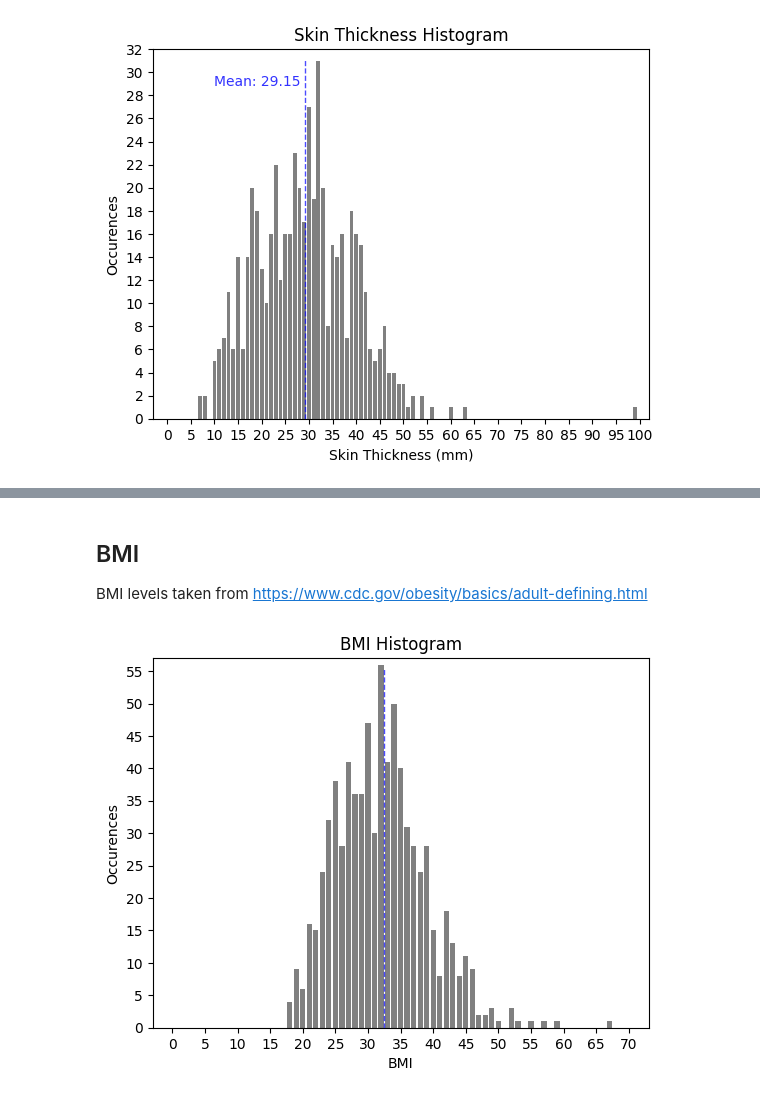
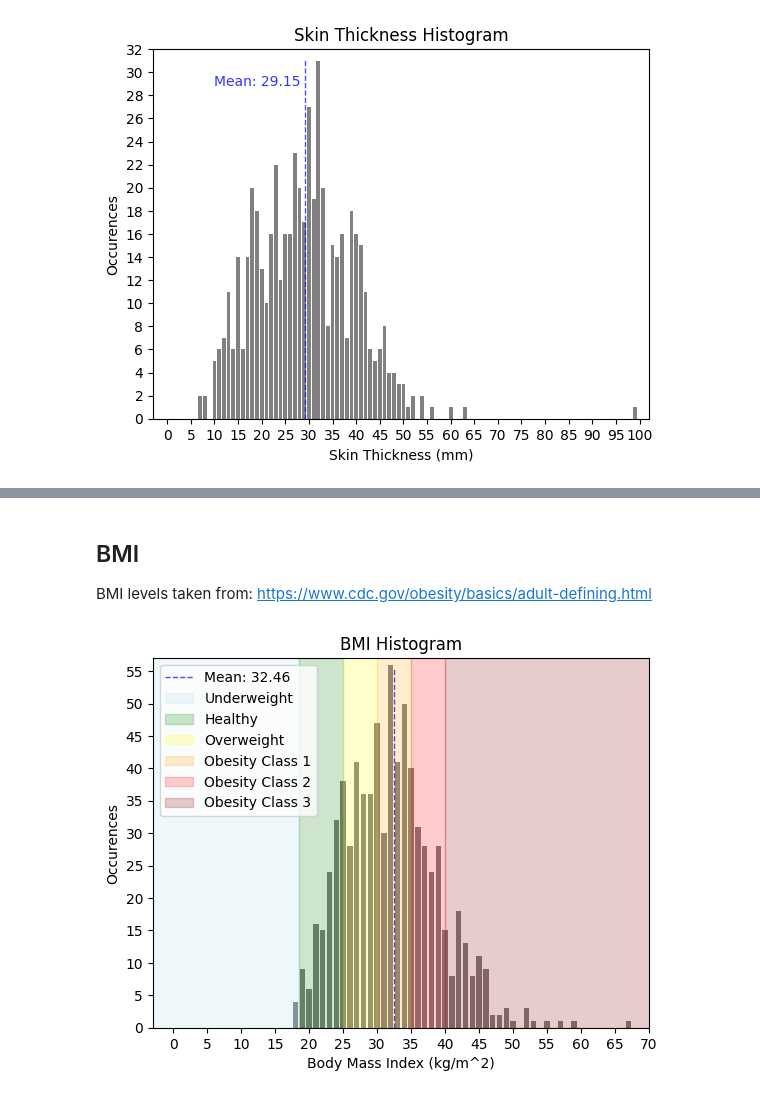
Before and after one commit to Bluxen/DA-Project1, a Jupyter notebook: 13_diabetes_prediction.ipynb, the cells around one changed output, grey strips where cells are left out. Drawn from its saved outputs; the diff is of its cells as text; code cells hidden in the pictures.

```diff
--- a/13_diabetes_prediction.ipynb
+++ b/13_diabetes_prediction.ipynb
@@ -199,6 +266,6 @@ plt.show()
 # %% [markdown]
 ## BMI
-BMI levels taken from https://www.cdc.gov/obesity/basics/adult-defining.html
+BMI levels taken from: https://www.cdc.gov/obesity/basics/adult-defining.html
 # %%
 # filter out rows where BMI is 0
 diabetes_filtered = diabetes[diabetes['BMI'] != 0]
@@ -208,35 +275,44 @@ min_bmi = diabetes_filtered['BMI'].min()
 max_bmi = diabetes_filtered['BMI'].max()
 
 # calculate average BMI
 average_bmi = diabetes_filtered['BMI'].mean()
 
 # define BMI levels
-underweight_lower_bound = 0
+underweight_lower_bound = -10
 underweight_upper_bound = 18.5
 healthy_lower_bound = 18.5
 healthy_upper_bound = 25
 overweight_lower_bound = 25
 overweight_upper_bound = 30
 obesity_class1_lower_bound = 30
 obesity_class1_upper_bound = 35
 obesity_class2_lower_bound = 35
 obesity_class2_upper_bound = 40
 obesity_class3_lower_bound = 40
 obesity_class3_upper_bound = 100
 
 # show histogram of BMI
-counts, bins, patches = plt.hist(diabetes_filtered['BMI'], bins=range(0, int(max_bmi) + 5), align='left', rwidth=0.8, color='gray')
+counts, bins, patches = plt.hist(diabetes_filtered['BMI'], bins=range(0, int(max_bmi) + 2), align='left', rwidth=0.8, color='gray')
 plt.xticks(range(0, int(max_bmi) + 5, 5))
-plt.xlim([0 - 3, max_bmi + 6])
+plt.xlim([0 - 3, int(max_bmi) + 3])
 plt.ylim([0, counts.max() + 1])
 plt.locator_params(axis='y', nbins=20)
 
 # show mean on histogram
 plt.vlines(average_bmi, 0, plt.ylim()[1] * 0.97, colors='blue', linestyles='dashed', linewidth=1, alpha=0.7)
 
+# show the ranges on the histogram
+plt.fill_betweenx([0, plt.ylim()[1]], underweight_lower_bound, underweight_upper_bound, color='lightblue', alpha=0.2)
+plt.fill_betweenx([0, plt.ylim()[1]], healthy_lower_bound, healthy_upper_bound, color='green', alpha=0.2)
+plt.fill_betweenx([0, plt.ylim()[1]], overweight_lower_bound, overweight_upper_bound, color='yellow', alpha=0.2)
+plt.fill_betweenx([0, plt.ylim()[1]], obesity_class1_lower_bound, obesity_class1_upper_bound, color='orange', alpha=0.2)
+plt.fill_betweenx([0, plt.ylim()[1]], obesity_class2_lower_bound, obesity_class2_upper_bound, color='red', alpha=0.2)
+plt.fill_betweenx([0, plt.ylim()[1]], obesity_class3_lower_bound, obesity_class3_upper_bound, color='darkred', alpha=0.2)
+plt.legend(['Mean: ' + "{:.2f}".format(average_bmi), 'Underweight', 'Healthy', 'Overweight', 'Obesity Class 1', 'Obesity Class 2', 'Obesity Class 3'], loc='upper left')
+
 plt.title('BMI Histogram')
-plt.xlabel('BMI')
+plt.xlabel('Body Mass Index (kg/m^2)')
 plt.ylabel('Occurences')
 plt.show()
 # %% [output]
-[figure, old version]
+[figure, new version]
```
Also changed, not shown: parts of 10 cells of this notebook.
